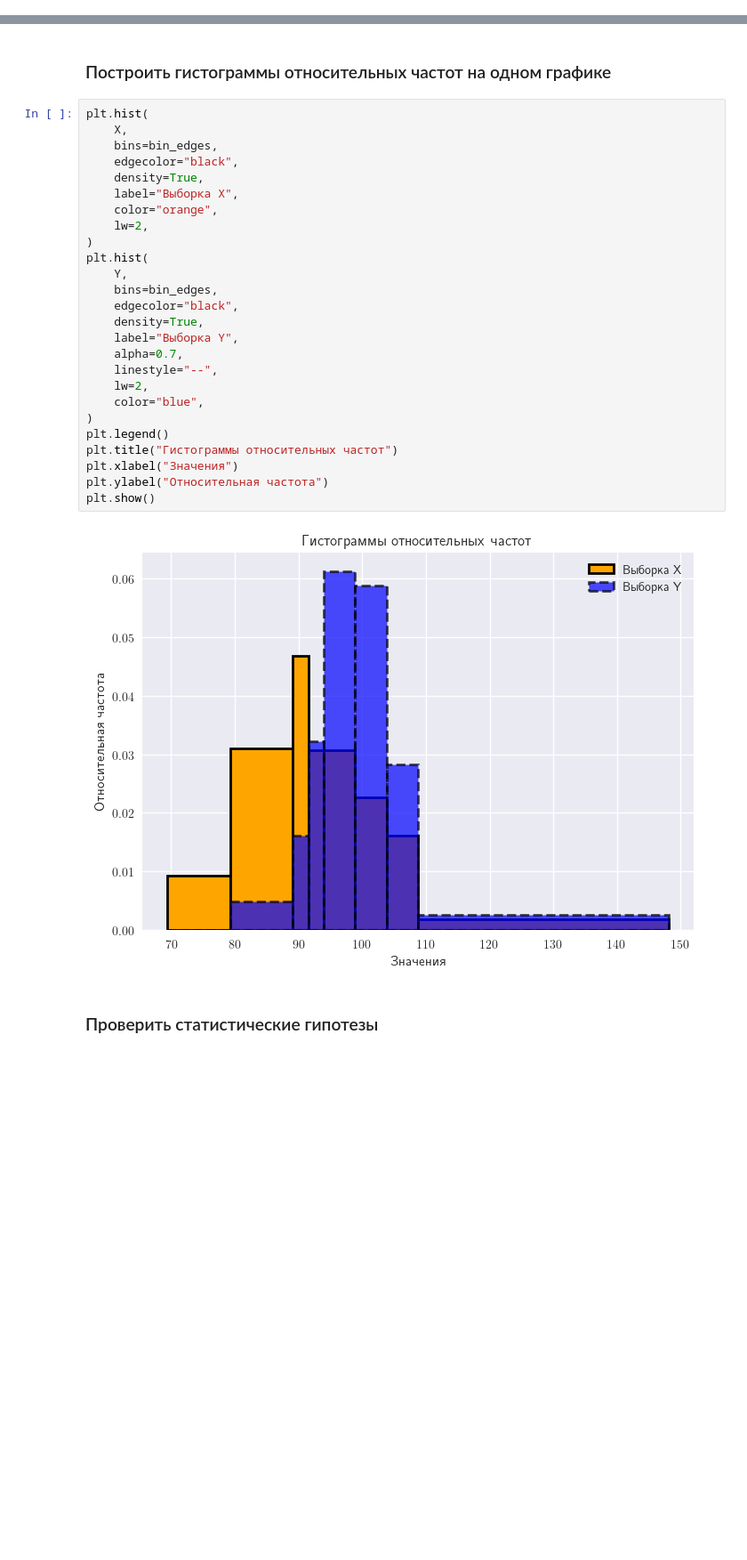
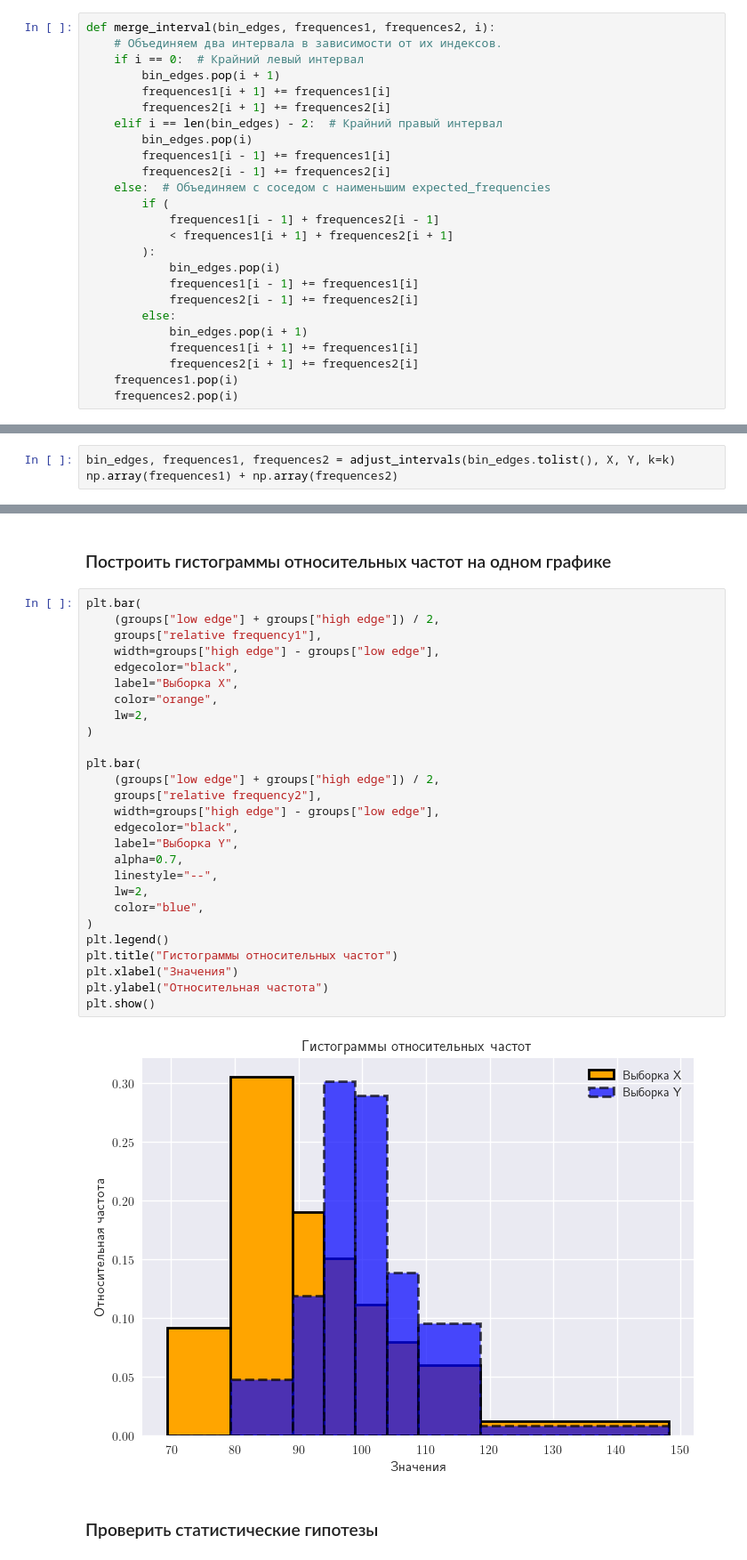
Before and after one commit to retrobannerS/mephi_stats, a Jupyter notebook: bdz/var_2/notebook.ipynb, the cells around one changed output, grey strips where cells are left out. Shown at 89% size. Drawn from its saved outputs; the diff is of its cells as text; blank space fills up the shorter version.

```diff
--- a/bdz/var_2/notebook.ipynb
+++ b/bdz/var_2/notebook.ipynb
@@ -1411,0 +1499,25 @@ frequences  # неточное значение. нужно пересчитат
+# %%
+def merge_interval(bin_edges, frequences1, frequences2, i):
+    # Объединяем два интервала в зависимости от их индексов.
+    if i == 0:  # Крайний левый интервал
+        bin_edges.pop(i + 1)
+        frequences1[i + 1] += frequences1[i]
+        frequences2[i + 1] += frequences2[i]
+    elif i == len(bin_edges) - 2:  # Крайний правый интервал
+        bin_edges.pop(i)
+        frequences1[i - 1] += frequences1[i]
+        frequences2[i - 1] += frequences2[i]
+    else:  # Объединяем с соседом c наименьшим expected_frequencies
+        if (
+            frequences1[i - 1] + frequences2[i - 1]
+            < frequences1[i + 1] + frequences2[i + 1]
+        ):
+            bin_edges.pop(i)
+            frequences1[i - 1] += frequences1[i]
+            frequences2[i - 1] += frequences2[i]
+        else:
+            bin_edges.pop(i + 1)
+            frequences1[i + 1] += frequences1[i]
+            frequences2[i + 1] += frequences2[i]
+    frequences1.pop(i)
+    frequences2.pop(i)
@@ -1411,0 +1577,3 @@ frequences  # неточное значение. нужно пересчитат
+# %%
+bin_edges, frequences1, frequences2 = adjust_intervals(bin_edges.tolist(), X, Y, k=k)
+np.array(frequences1) + np.array(frequences2)
@@ -1483,33 +1653,34 @@ print(dataframe_to_markdown(groups))
 # %% [markdown]
 ### Построить гистограммы относительных частот на одном графике
 # %%
-plt.hist(
-    X,
-    bins=bin_edges,
+plt.bar(
+    (groups["low edge"] + groups["high edge"]) / 2,
+    groups["relative frequency1"],
+    width=groups["high edge"] - groups["low edge"],
     edgecolor="black",
-    density=True,
     label="Выборка X",
     color="orange",
     lw=2,
 )
-plt.hist(
-    Y,
-    bins=bin_edges,
+
+plt.bar(
+    (groups["low edge"] + groups["high edge"]) / 2,
+    groups["relative frequency2"],
+    width=groups["high edge"] - groups["low edge"],
     edgecolor="black",
-    density=True,
     label="Выборка Y",
     alpha=0.7,
     linestyle="--",
     lw=2,
     color="blue",
 )
 plt.legend()
 plt.title("Гистограммы относительных частот")
 plt.xlabel("Значения")
 plt.ylabel("Относительная частота")
 plt.show()
 # %% [output]
-[figure, old version]
+[figure, new version]
 # %% [markdown]
 ### Проверить статистические гипотезы
 # %%
```
Also changed, not shown: parts of 68 cells of this notebook, 1 other file.
